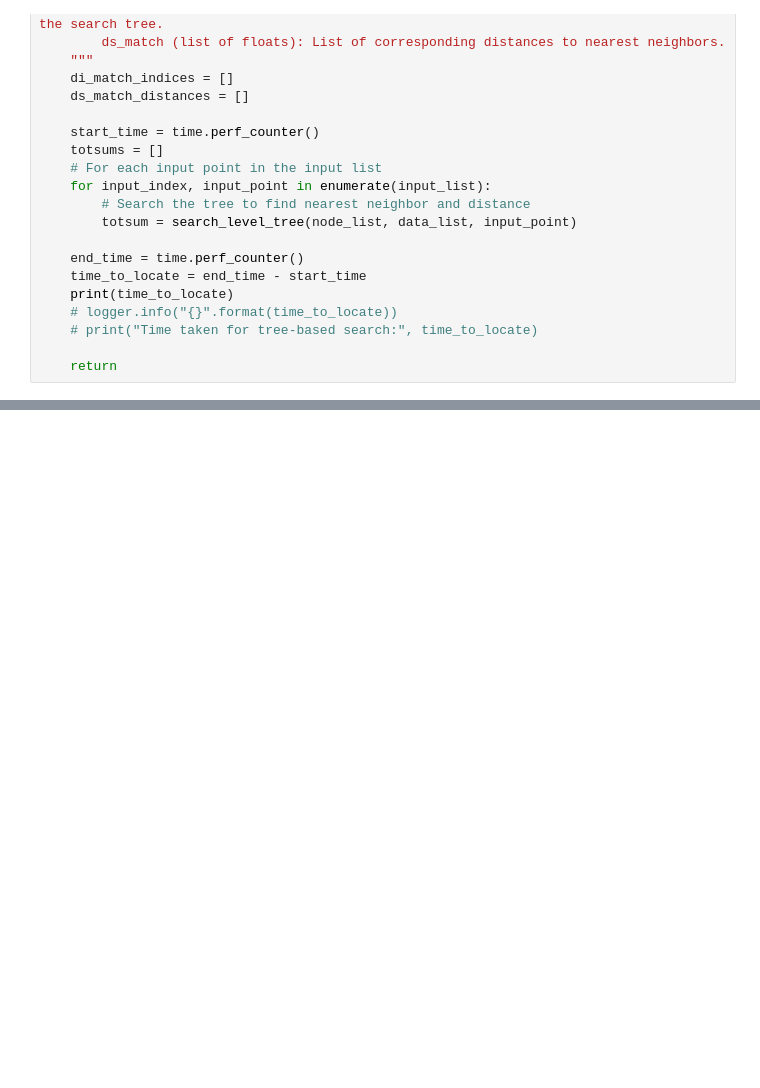
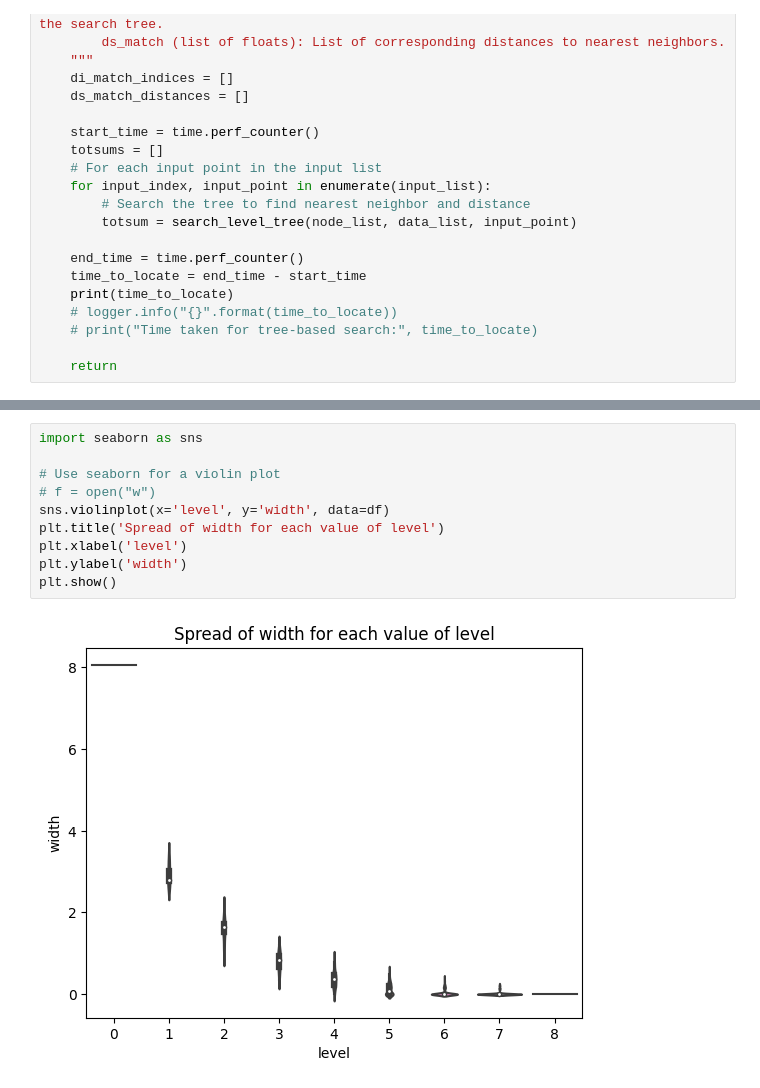
Before and after one commit to DoYouEvenStackSmash/data-analysis, a Jupyter notebook: src/tree-likelihood/python/lts.ipynb, the cells around one changed output, grey strips where cells are left out. Saved outputs shown, nothing was run; the diff lists cells and outputs as text; blank space fills up the shorter version.

```diff
--- a/src/tree-likelihood/python/lts.ipynb
+++ b/src/tree-likelihood/python/lts.ipynb
@@ -51,0 +121,12 @@ def search_level_tree_associations(node_list, data_list, input_list):
+# %%
+import seaborn as sns
+
+# Use seaborn for a violin plot
+# f = open("w")
+sns.violinplot(x='level', y='width', data=df)
+plt.title('Spread of width for each value of level')
+plt.xlabel('level')
+plt.ylabel('width')
+plt.show()
+# %% [output]
+[figure, added]
```
Also changed, not shown: parts of 4 cells of this notebook, 6 other files.
